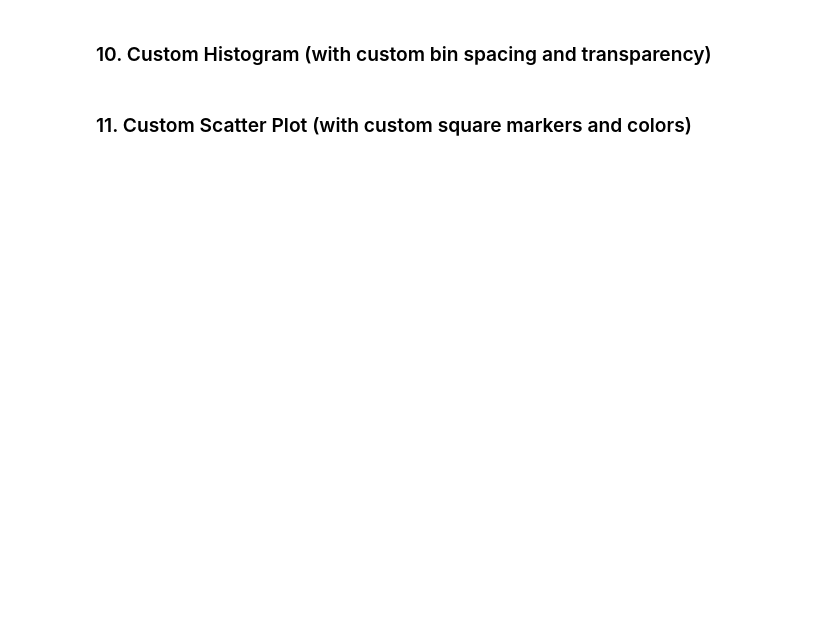
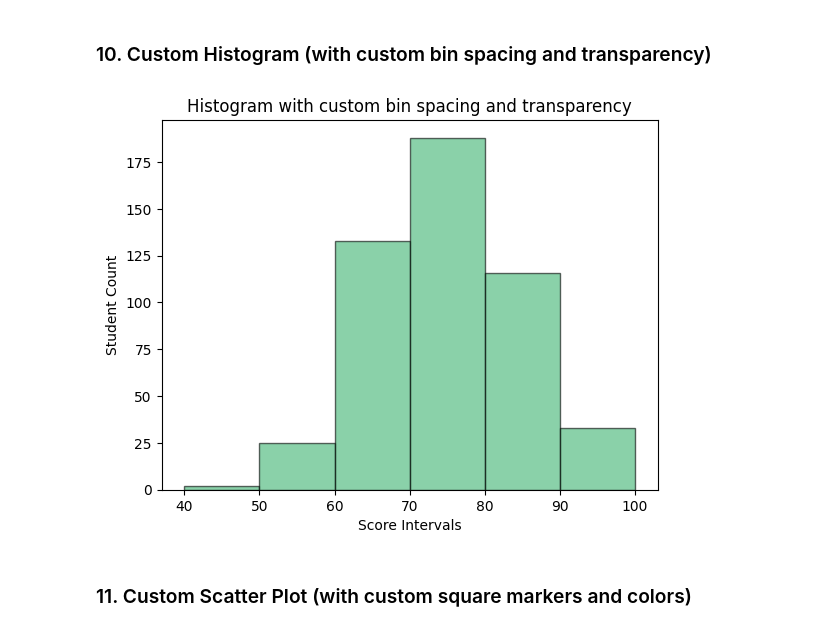
Before and after one commit to yaswanthsaiyelisetty/aavishkarna-ai-ml, a Jupyter notebook: day-7/matplotlib.ipynb, the cells around one changed output. Cells and saved outputs as stored; diff of their text form; code cells hidden in the pictures; blank space fills up the shorter version.

Commit message:
feat(day-7): pre-render all 12 matplotlib plot outputs in matplotlib.ipynb

```diff
--- a/day-7/matplotlib.ipynb
+++ b/day-7/matplotlib.ipynb
@@ -192,24 +210,26 @@ plt.show()
 # %%
 import matplotlib.pyplot as plt
 import numpy as np
 
 # Generate data
 np.random.seed(42)
 scores = np.random.normal(75, 10, 500)
 
 # Define customized bin spacing
 custom_bins = [40, 50, 60, 70, 80, 90, 100]
 
 # Plotting customized histogram
-plt.hist(scores, bins=custom_bins, color='emerald', alpha=0.6, edgecolor='black', facecolor='mediumseagreen')
+plt.hist(scores, bins=custom_bins, color='mediumseagreen', alpha=0.6, edgecolor='black', facecolor='mediumseagreen')
 
 # Customizations
 plt.title("Histogram with custom bin spacing and transparency")
 plt.xlabel("Score Intervals")
 plt.ylabel("Student Count")
 
 # Show plot
 plt.show()
+# %% [output]
+[figure, added]
 # %% [markdown]
 ### 11. Custom Scatter Plot (with custom square markers and colors)
 # %%
```
Also changed, not shown: parts of 11 cells of this notebook.
